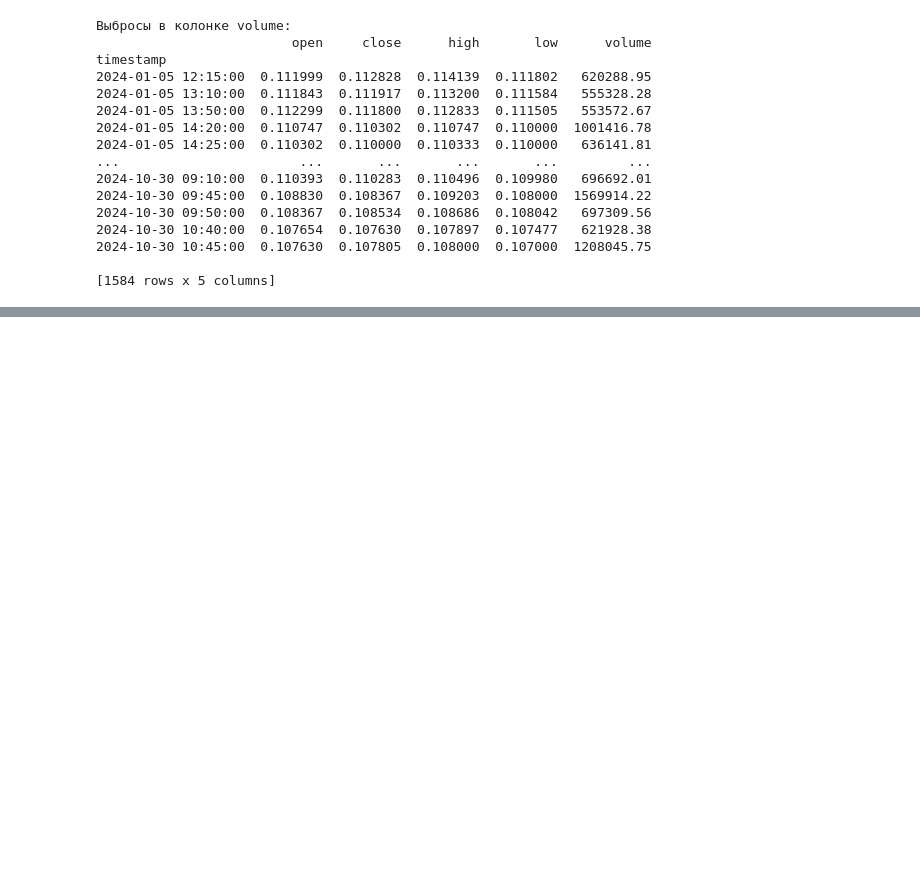
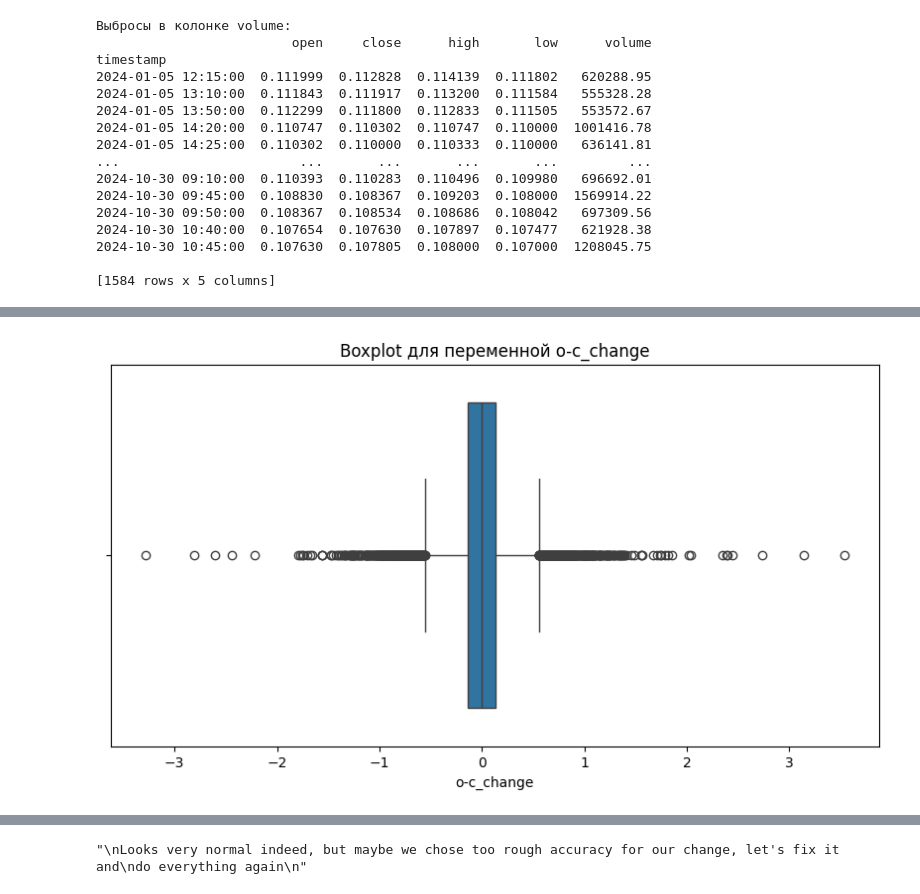
Before and after one commit to Howmanyeyes/ML_2024, a Jupyter notebook: DZ_1.ipynb, the cells around one changed output, grey strips where cells are left out. Cells and saved outputs as stored; diff of their text form; code cells hidden in the pictures; blank space fills up the shorter version.

```diff
--- a/DZ_1.ipynb
+++ b/DZ_1.ipynb
@@ -247,0 +325,19 @@ timestamp
+# %%
+plt.figure(figsize=(10, 5))
+sns.boxplot(x=df['o-c_change'])
+plt.title(f'Boxplot для переменной {'o-c_change'}')
+plt.show()
+Q1 = df['o-c_change'].quantile(0.25)
+Q3 = df['o-c_change'].quantile(0.75)
+IQR = Q3 - Q1
+outliers = df[(df['o-c_change'] < (Q1 - 1.5 * IQR)) | (df['o-c_change'] > (Q3 + 1.5 * IQR))]
+if not outliers.empty:
+    print(f"\nВыбросы в колонке {column}:")
+    print(outliers)
+
+"""
+Looks very normal indeed, but maybe we chose too rough accuracy for our change, let's fix it and
+do everything again
+"""
+# %% [output]
+[figure, added]
@@ -247,0 +361 @@ timestamp
+"\nLooks very normal indeed, but maybe we chose too rough accuracy for our change, let's fix it and\ndo everything again\n"
```
Also changed, not shown: parts of 12 cells of this notebook.
